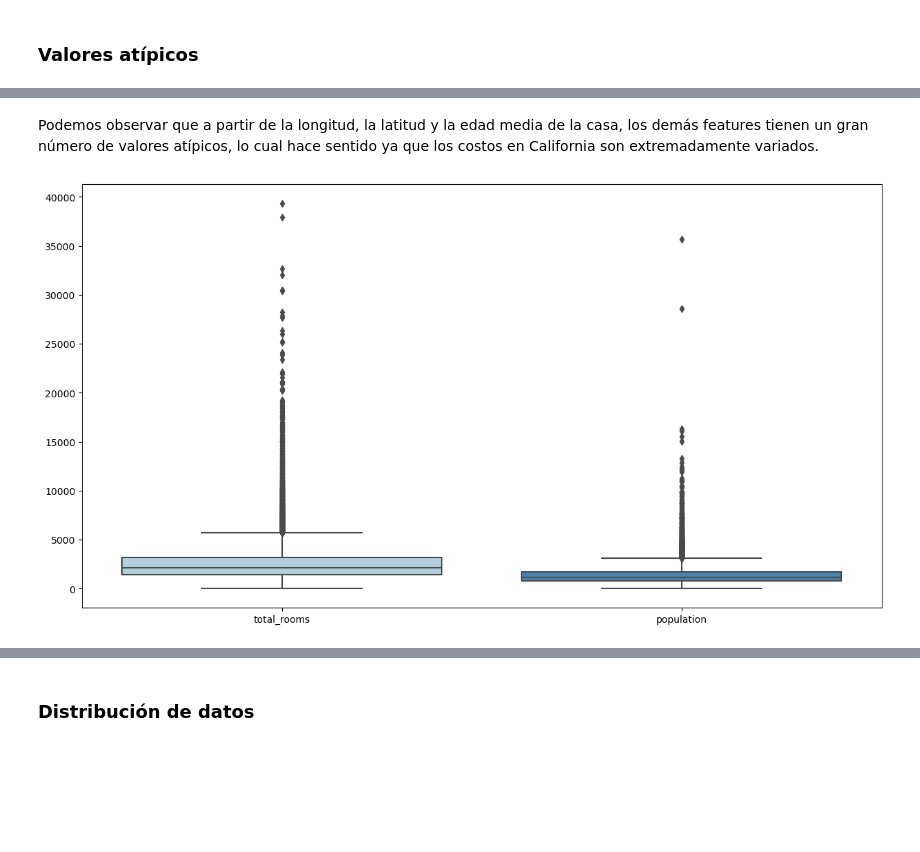
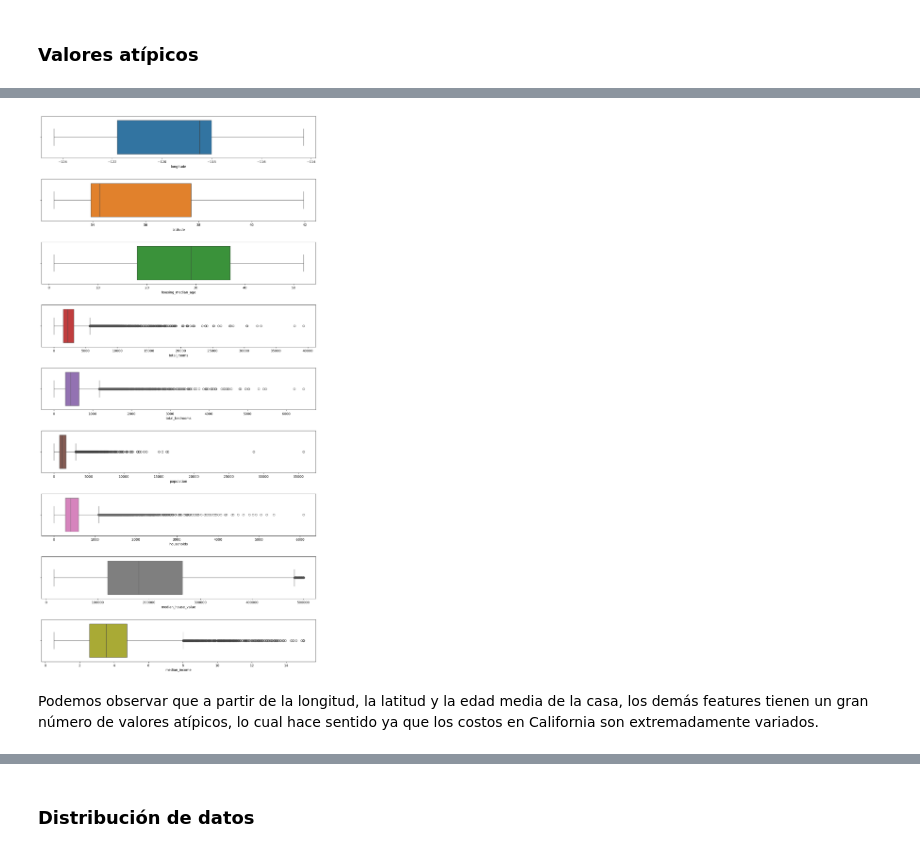
Before and after one commit to EstebanGomezVal/Modelado_datos_Valerio, a Jupyter notebook: Proyecto/Proyecto_Regresion[1].ipynb, the cells around one changed output, grey strips where cells are left out. Drawn from its saved outputs; the diff is of its cells as text; code cells hidden in the pictures; blank space fills up the shorter version.

```diff
--- a/Proyecto/Proyecto_Regresion[1].ipynb
+++ b/Proyecto/Proyecto_Regresion[1].ipynb
@@ -203,8 +212,13 @@ plt.show()
+# %%
+columnas = ['longitude', 'latitude', 'housing_median_age', 'total_rooms', 'total_bedrooms',
+            'population', 'households', 'median_house_value', 'median_income']
+
+fig, ax = plt.subplots(nrows = 9, ncols=1, figsize=(15, 30))
+fig.subplots_adjust(hspace=0.5)
+
+for i, col in enumerate(columnas):
+    sns.boxplot(x=df[col], ax=ax[i], color=f'C{i}')
+# %% [output]
+[figure, added]
 # %% [markdown]
 Podemos observar que a partir de la longitud, la latitud y la edad media de la casa, los demás features tienen un gran número de valores atípicos, lo cual hace sentido ya que los costos en California son extremadamente variados.
-# %%
-plt.figure(figsize = (15, 8))
-sns.boxplot(data = df[['total_rooms', 'population']], palette="Blues")
-plt.show()
-# %% [output]
-[figure, removed]
```
Also changed, not shown: parts of 11 cells of this notebook.
